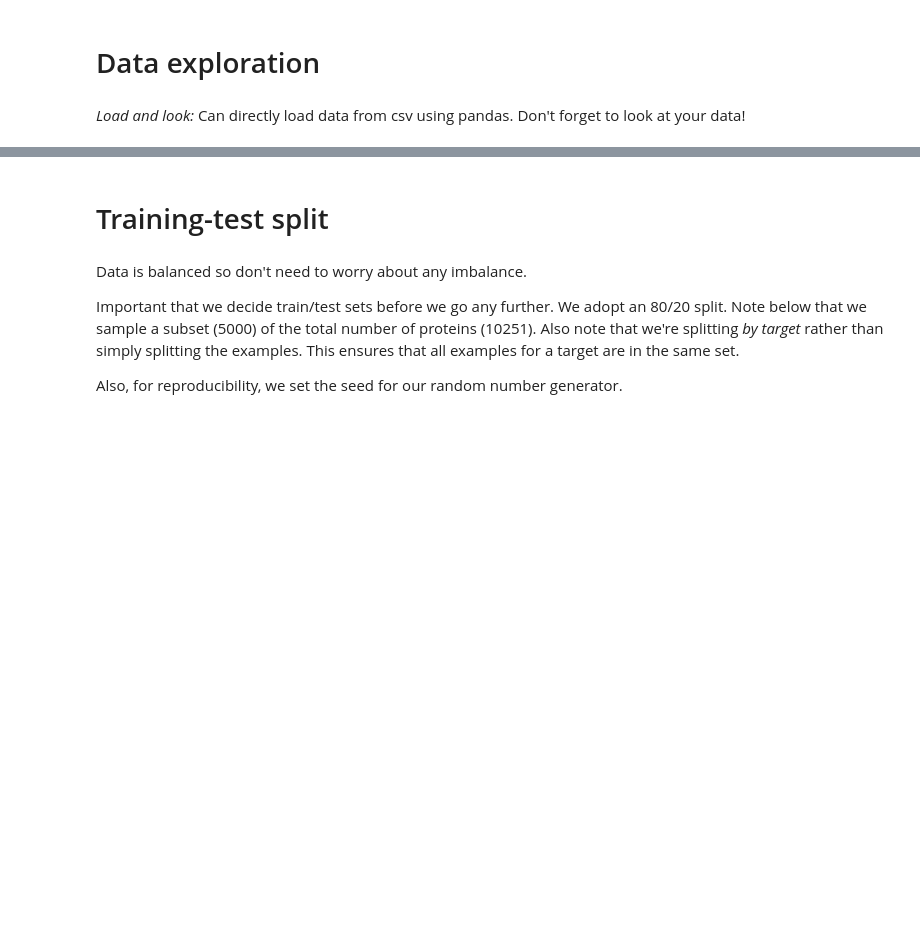
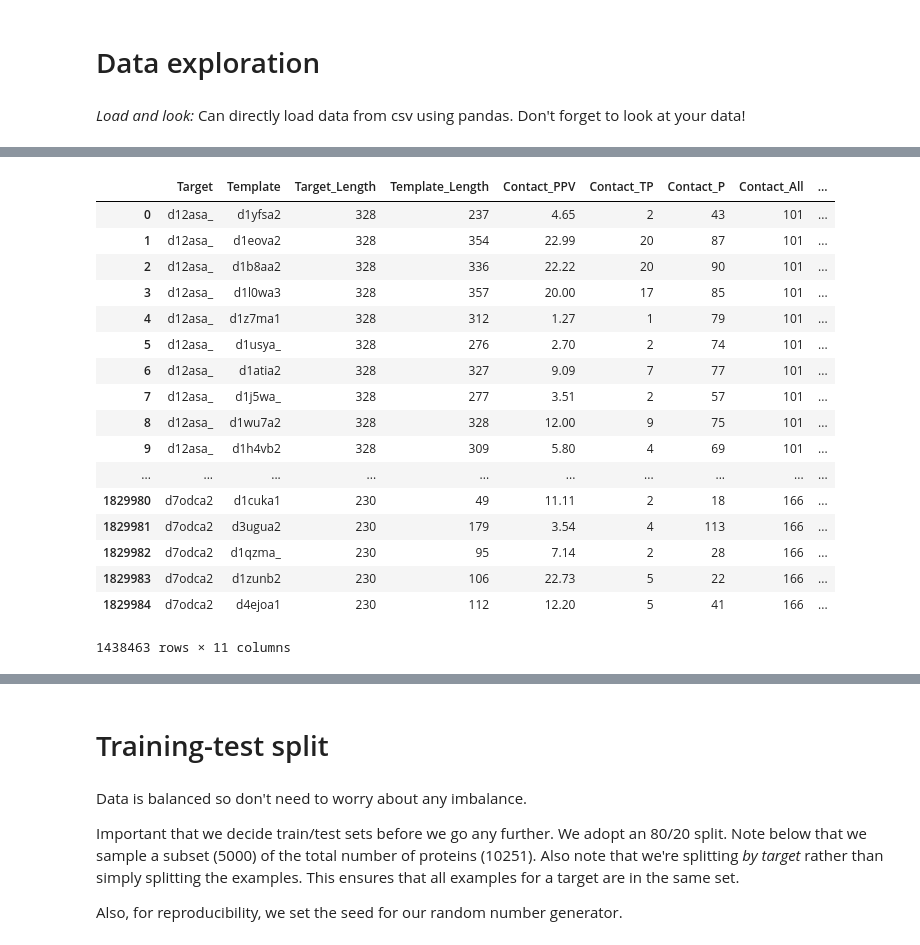
Before and after one commit to FBoyles/3dsig, a Jupyter notebook: notebooks/Sandbox.ipynb, the cells around one changed output, grey strips where cells are left out. Cells and saved outputs as stored; diff of their text form; code cells hidden in the pictures; blank space fills up the shorter version.

```diff
--- a/notebooks/Sandbox.ipynb
+++ b/notebooks/Sandbox.ipynb
@@ -58,6 +69,27 @@ duplicates = data.loc[duplicate_idx].sort_values(by=['Target', 'Template'])
 
 # could just directly call drop_duplicates if we don't want to keep a list of dropped rows
 data.drop_duplicates(subset=['Template', 'Target'], keep=False, inplace=True)
+# %%
+data
+# %% [output]
+|  | Target | Template | Target_Length | Template_Length | Contact_PPV | Contact_TP | Contact_P | Contact_All | ... |
+| 0 | d12asa_ | d1yfsa2 | 328 | 237 | 4.65 | 2 | 43 | 101 | ... |
+| 1 | d12asa_ | d1eova2 | 328 | 354 | 22.99 | 20 | 87 | 101 | ... |
+| 2 | d12asa_ | d1b8aa2 | 328 | 336 | 22.22 | 20 | 90 | 101 | ... |
+| 3 | d12asa_ | d1l0wa3 | 328 | 357 | 20.00 | 17 | 85 | 101 | ... |
+| 4 | d12asa_ | d1z7ma1 | 328 | 312 | 1.27 | 1 | 79 | 101 | ... |
+| 5 | d12asa_ | d1usya_ | 328 | 276 | 2.70 | 2 | 74 | 101 | ... |
+| 6 | d12asa_ | d1atia2 | 328 | 327 | 9.09 | 7 | 77 | 101 | ... |
+| 7 | d12asa_ | d1j5wa_ | 328 | 277 | 3.51 | 2 | 57 | 101 | ... |
+| 8 | d12asa_ | d1wu7a2 | 328 | 328 | 12.00 | 9 | 75 | 101 | ... |
+| 9 | d12asa_ | d1h4vb2 | 328 | 309 | 5.80 | 4 | 69 | 101 | ... |
+| ... | ... | ... | ... | ... | ... | ... | ... | ... | ... |
+| 1829980 | d7odca2 | d1cuka1 | 230 | 49 | 11.11 | 2 | 18 | 166 | ... |
+| 1829981 | d7odca2 | d3ugua2 | 230 | 179 | 3.54 | 4 | 113 | 166 | ... |
+| 1829982 | d7odca2 | d1qzma_ | 230 | 95 | 7.14 | 2 | 28 | 166 | ... |
+| 1829983 | d7odca2 | d1zunb2 | 230 | 106 | 22.73 | 5 | 22 | 166 | ... |
+| 1829984 | d7odca2 | d4ejoa1 | 230 | 112 | 12.20 | 5 | 41 | 166 | ... |
+1438463 rows × 11 columns
 # %%
 fig, ax = plt.subplots(1, 1, figsize=(8,8))
 sns.countplot(data=data, x='Label', ax=ax)
```
Also changed, not shown: parts of 12 cells of this notebook, 1 other file.
